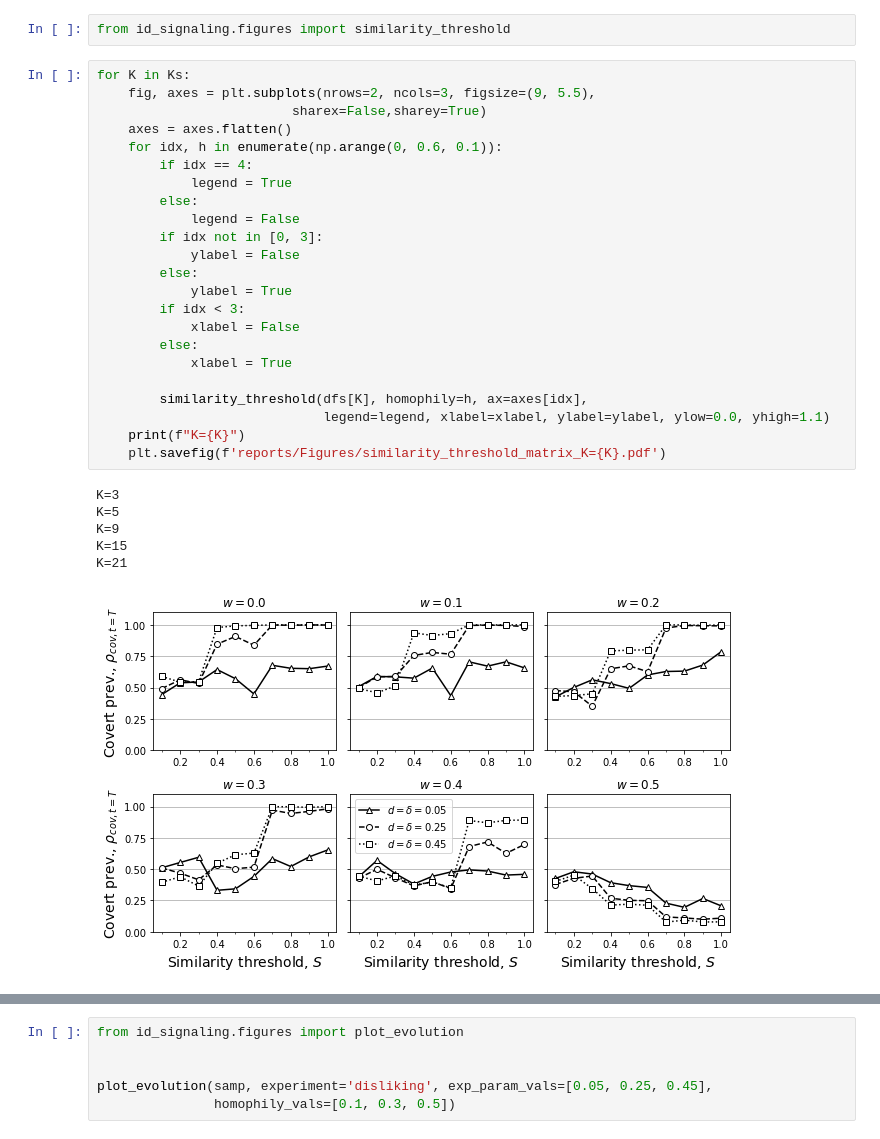
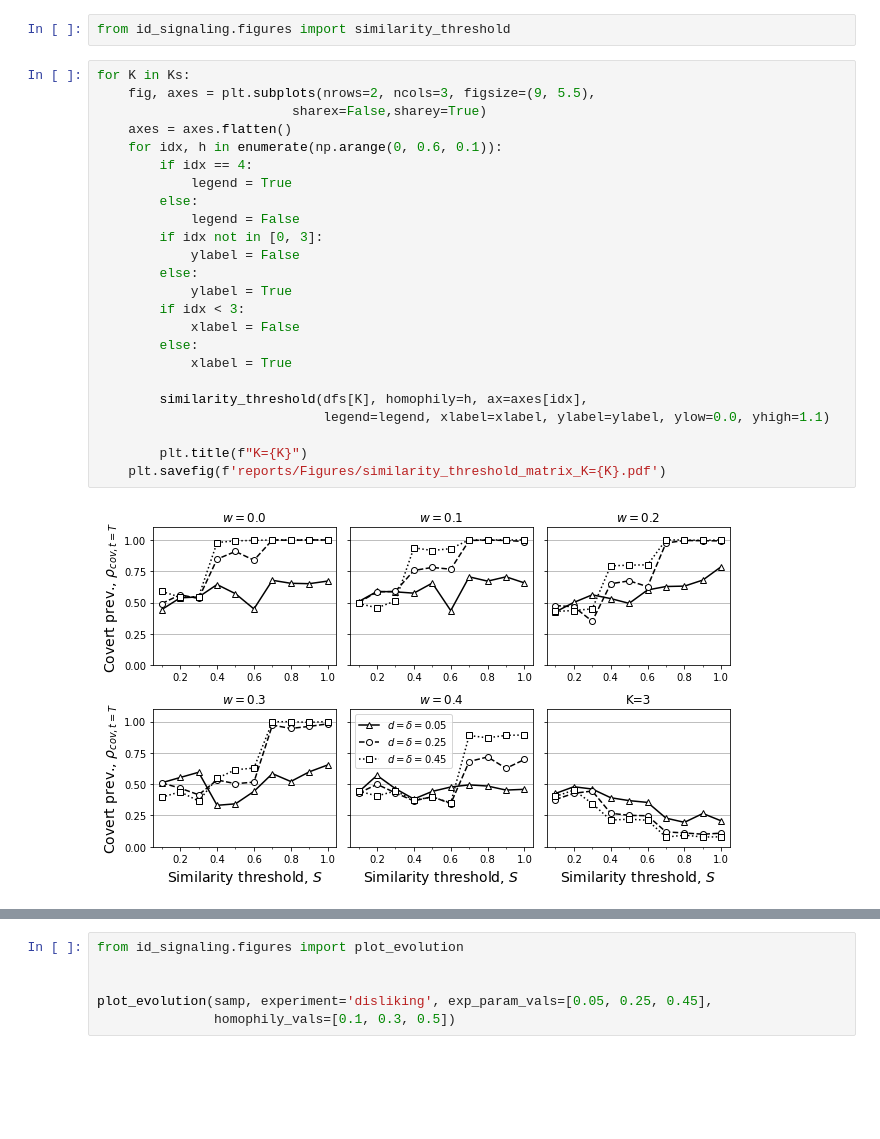
Before and after one commit to mt-digital/identity-signaling, a Jupyter notebook: Similarity.ipynb, the cells around one changed output, grey strips where cells are left out. Cells and saved outputs as stored; diff of their text form; blank space fills up the shorter version.

```diff
--- a/Similarity.ipynb
+++ b/Similarity.ipynb
@@ -34,30 +34,26 @@ from id_signaling.figures import similarity_threshold
 # %%
 for K in Ks:
     fig, axes = plt.subplots(nrows=2, ncols=3, figsize=(9, 5.5),
                          sharex=False,sharey=True)
     axes = axes.flatten()
     for idx, h in enumerate(np.arange(0, 0.6, 0.1)):
         if idx == 4:
             legend = True
         else:
             legend = False
         if idx not in [0, 3]:
             ylabel = False
         else:
             ylabel = True
         if idx < 3:
             xlabel = False
         else:
             xlabel = True
 
         similarity_threshold(dfs[K], homophily=h, ax=axes[idx],
                              legend=legend, xlabel=xlabel, ylabel=ylabel, ylow=0.0, yhigh=1.1)
-    print(f"K={K}")
+
+        plt.title(f"K={K}")
     plt.savefig(f'reports/Figures/similarity_threshold_matrix_K={K}.pdf')
 # %% [output]
-K=3
-K=5
-K=9
-K=15
-K=21
-[figure, old version]
+[figure, new version]
```
Also changed, not shown: parts of 1 cell of this notebook, 3 other files.
